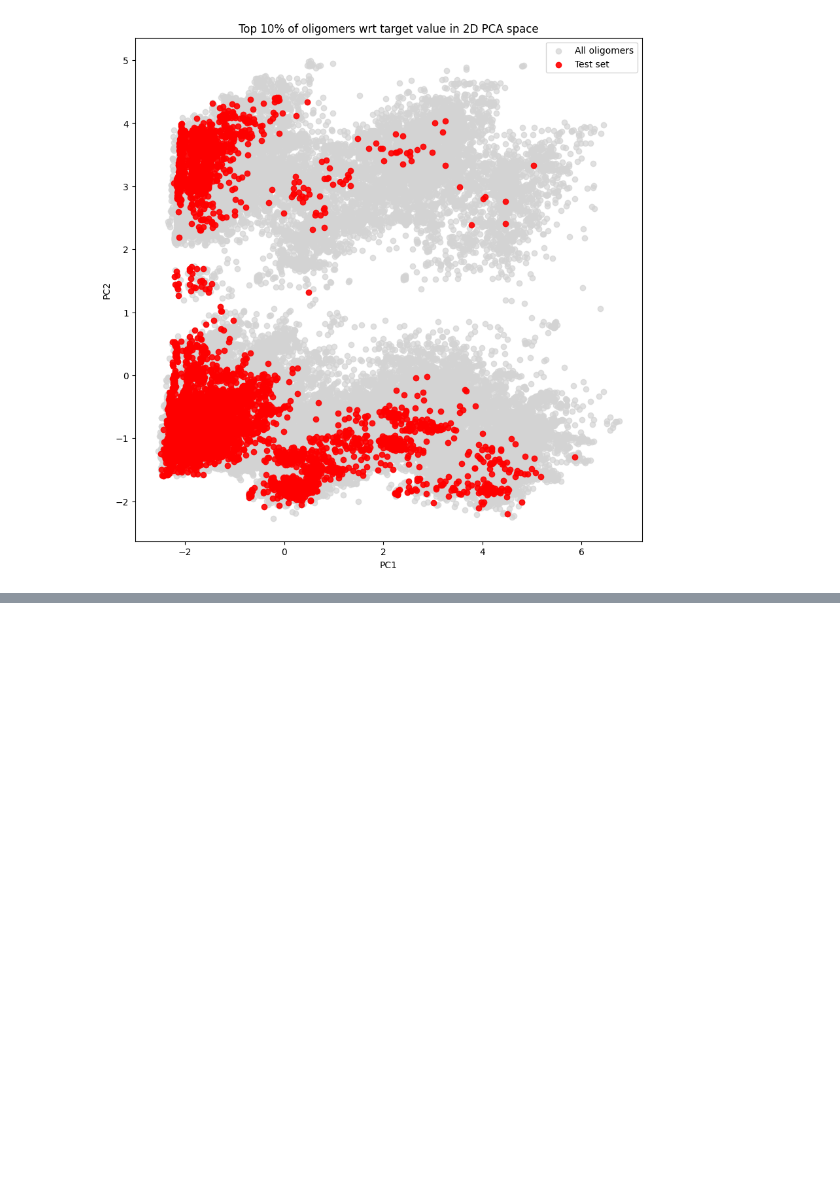
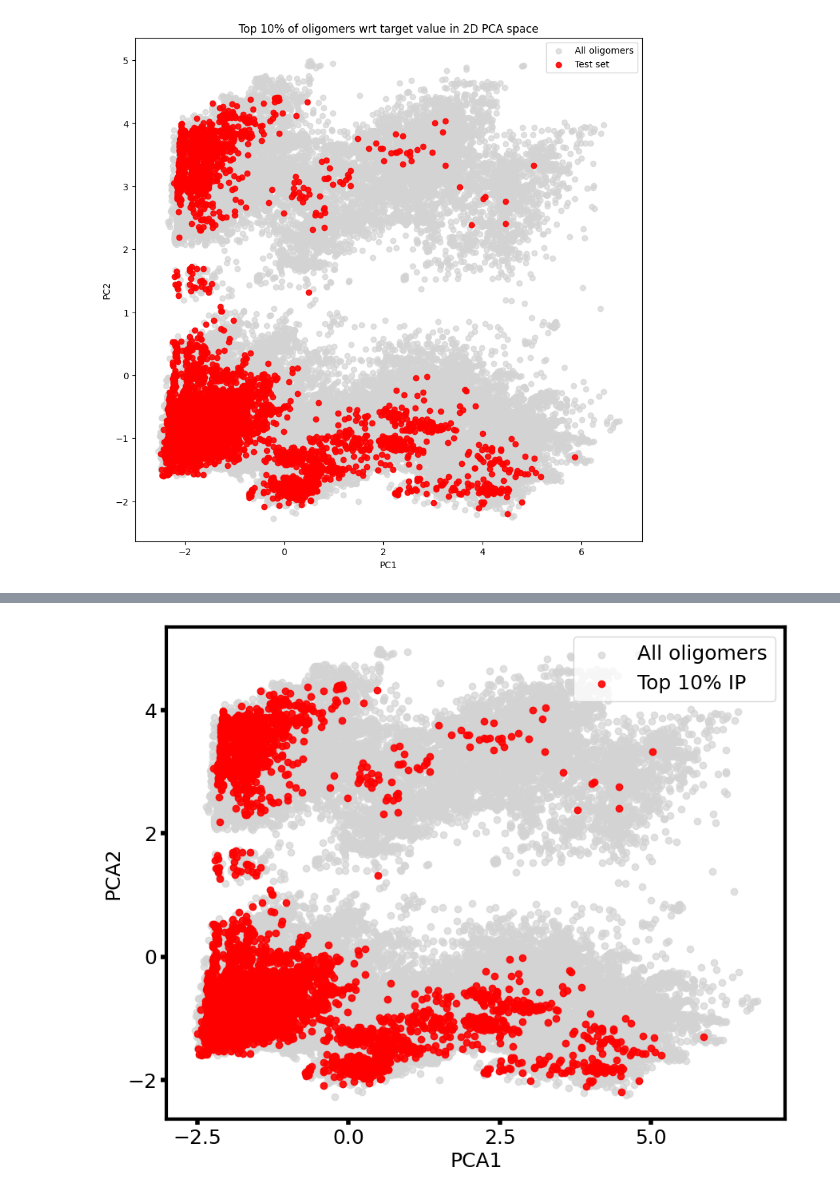
Before and after one commit to C-Bone-UCL/Geom3D, a Jupyter notebook: example_notebooks/top_target_splitter.ipynb, the cells around one changed output, grey strips where cells are left out. Cells and saved outputs as stored; diff of their text form; code cells hidden in the pictures; blank space fills up the shorter version.

```diff
--- a/example_notebooks/top_target_splitter.ipynb
+++ b/example_notebooks/top_target_splitter.ipynb
@@ -22,9 +22,9 @@ import torch
 import copy
 import os
 os.chdir('/rds/general/user/cb1319/home/GEOM3D/Geom3D/')
-config_dir = os.getcwd()+"/performance_eval_test/SchNet_IP_80000"
+config_dir = os.getcwd()+"/datasize_study/SchNet_opt_combined_80000"
 config = read_config(config_dir)
 
-dataset_path = "/rds/general/user/cb1319/home/GEOM3D/Geom3D/performance_eval_test/80Kdataset.pt"
+dataset_path = "/rds/general/user/cb1319/home/GEOM3D/Geom3D/datasize_study/80000dataset_combined.pt"
 dataset = torch.load(dataset_path)
 # %% [output]
@@ -96,3 +96,13 @@ Dataset file found in df_total
 splitting group 1 10% of dataset into equal val and test set. The target value is IP.
 [figure]
 [figure]
+# %%
+import importlib
+from geom3d.utils import top_target_split
+from geom3d.utils.top_target_split import *
+
+importlib.reload(top_target_split)
+
+df_total, df_precursors, df_path, df_path_2, df_precursors_path = load_dataframes(dataset, config)
+check_data_exists(df_total, dataset, config)
+test_set_inchikeys = top_target_splitter(dataset, config)
@@ -98,0 +115,32 @@ splitting group 1 10% of dataset into equal val and test set. The target value i
+# %%
+# Plot all clusters
+plt.figure(figsize=(10, 8))
+plt.scatter(df_total['2d_tani_pca_1'], df_total['2d_tani_pca_2'], alpha=0.7, label='All oligomers', c='lightgrey')
+# Highlight the samples where df_total[InChIKey] is in test_set_inchikeys
+plt.scatter(df_total.loc[df_total['InChIKey'].isin(test_set_inchikeys), '2d_tani_pca_1'], df_total.loc[df_total['InChIKey'].isin(test_set_inchikeys), '2d_tani_pca_2'], c='red', label='Top 10% IP', alpha=0.9)
+
+plt.legend(fontsize=18, loc='upper right')
+# plt.title("Top 10% IP Target", fontsize=18)
+plt.xlabel("PCA1", fontsize=18)
+plt.ylabel("PCA2", fontsize=18)
+
+#make axes thicker
+plt.gca().spines['top'].set_linewidth(3)
+plt.gca().spines['right'].set_linewidth(3)
+plt.gca().spines['bottom'].set_linewidth(3)
+plt.gca().spines['left'].set_linewidth(3)
+
+# Increase font size, make bold, and change to Aptos font
+plt.tick_params(axis='both', which='major', labelsize=18)
+
+# remove some ticks
+plt.gca().xaxis.set_tick_params(width=4, size=5)
+plt.gca().yaxis.set_tick_params(width=4, size=5)
+
+# make less ticks
+plt.gca().xaxis.set_major_locator(plt.MaxNLocator(5))
+plt.gca().yaxis.set_major_locator(plt.MaxNLocator(5))
+
+plt.savefig(f'/rds/general/user/cb1319/home/GEOM3D/Geom3D/fragment_experiment_2/top_target_cluster.png', dpi=400)
+# %% [output]
+[figure, added]
```
Also changed, not shown: parts of 3 cells of this notebook, 4 other files.
